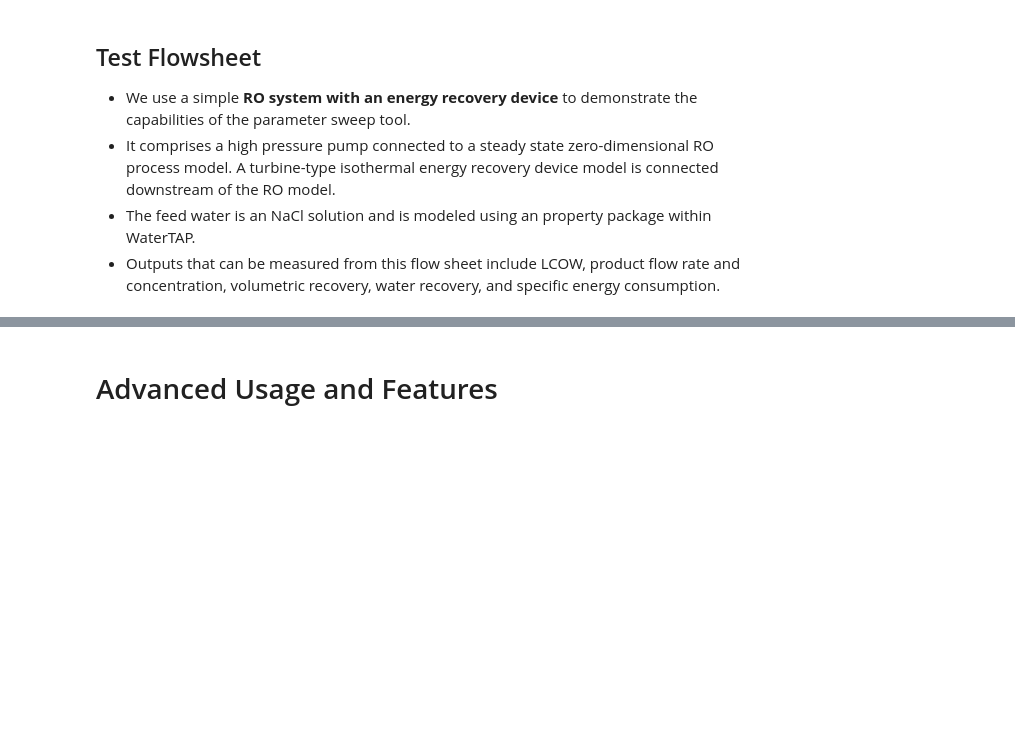
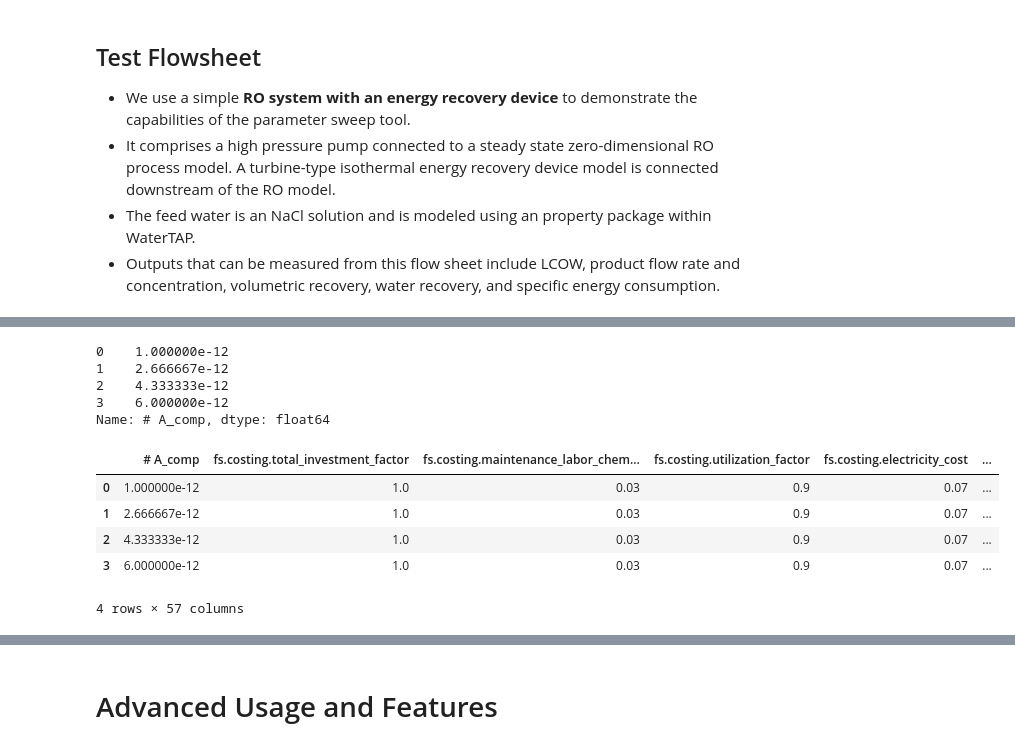
Before and after one commit to sufikaur/myfork-watertap_academy_fall_2025, a Jupyter notebook: week5/parameter_sweep_demo.ipynb, the cells around one changed output, grey strips where cells are left out. Saved outputs shown, nothing was run; the diff lists cells and outputs as text; code cells hidden in the pictures; blank space fills up the shorter version.

```diff
--- a/week5/parameter_sweep_demo.ipynb
+++ b/week5/parameter_sweep_demo.ipynb
@@ -59,3 +207,20 @@ This demo will briefly describe and demonstrate how the parameter sweep tool in
+# %%
+x
+# %% [output]
+0    1.000000e-12
+1    2.666667e-12
+2    4.333333e-12
+3    6.000000e-12
+Name: # A_comp, dtype: float64
+# %%
+df
+# %% [output]
+|  | # A_comp | fs.costing.total_investment_factor | fs.costing.maintenance_labor_chem... | fs.costing.utilization_factor | fs.costing.electricity_cost | ... |
+| 0 | 1.000000e-12 | 1.0 | 0.03 | 0.9 | 0.07 | ... |
+| 1 | 2.666667e-12 | 1.0 | 0.03 | 0.9 | 0.07 | ... |
+| 2 | 4.333333e-12 | 1.0 | 0.03 | 0.9 | 0.07 | ... |
+| 3 | 6.000000e-12 | 1.0 | 0.03 | 0.9 | 0.07 | ... |
+4 rows × 57 columns
 # %%
 # Make the necessary imports
 from pprint import pprint
```
Also changed, not shown: parts of 8 cells of this notebook, 2 other files.
